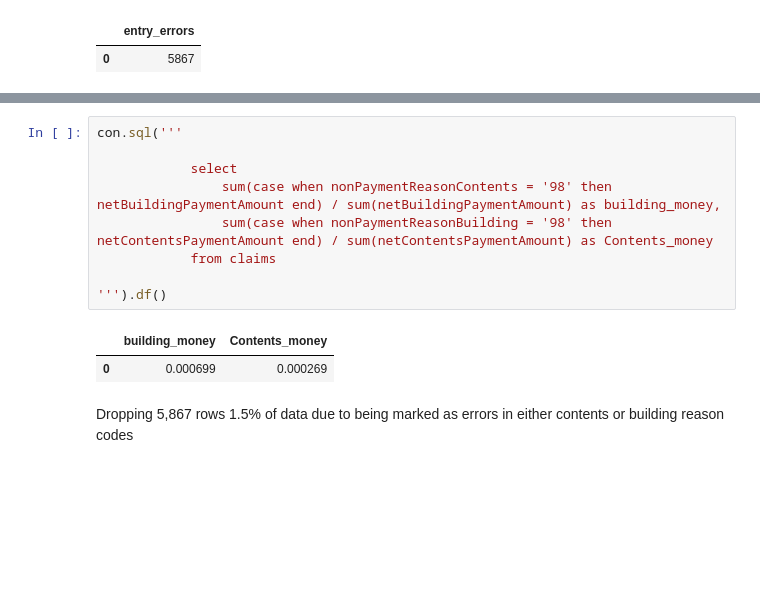
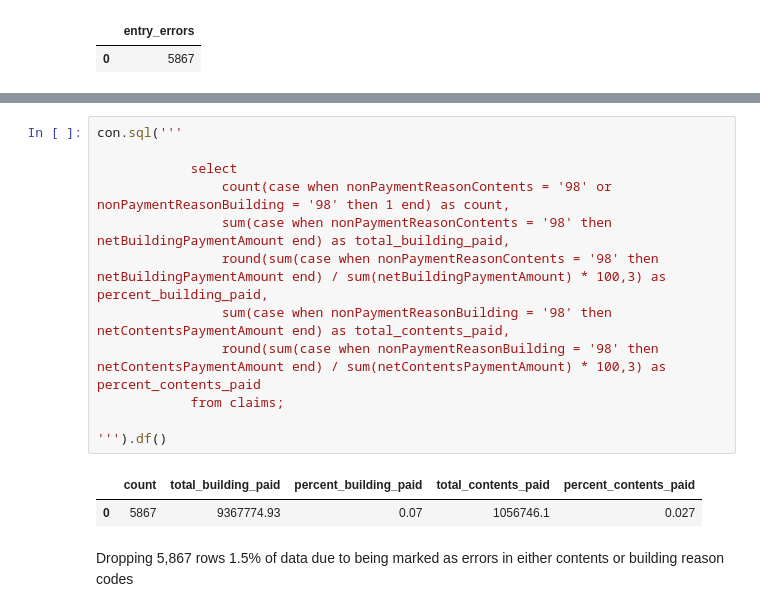
Before and after one commit to Johndsalas/texas-flood-losses, a Jupyter notebook: main.ipynb, the cells around one changed output, grey strips where cells are left out. Drawn from its saved outputs; the diff is of its cells as text; blank space fills up the shorter version.

```diff
--- a/main.ipynb
+++ b/main.ipynb
@@ -155,15 +153,18 @@ con.sql('''
 # %%
 con.sql('''
 
             select
-                sum(case when nonPaymentReasonContents = '98' then netBuildingPaymentAmount end) / sum(netBuildingPaymentAmount) as building_money,
-                sum(case when nonPaymentReasonBuilding = '98' then netContentsPaymentAmount end) / sum(netContentsPaymentAmount) as Contents_money
-            from claims
+                count(case when nonPaymentReasonContents = '98' or nonPaymentReasonBuilding = '98' then 1 end) as count,
+                sum(case when nonPaymentReasonContents = '98' then netBuildingPaymentAmount end) as total_building_paid,
+                round(sum(case when nonPaymentReasonContents = '98' then netBuildingPaymentAmount end) / sum(netBuildingPaymentAmount) * 100,3) as percent_building_paid,
+                sum(case when nonPaymentReasonBuilding = '98' then netContentsPaymentAmount end) as total_contents_paid,
+                round(sum(case when nonPaymentReasonBuilding = '98' then netContentsPaymentAmount end) / sum(netContentsPaymentAmount) * 100,3) as percent_contents_paid
+            from claims;
 
 ''').df()
 # %% [output]
-|  | building_money | Contents_money |
-| 0 | 0.000699 | 0.000269 |
+|  | count | total_building_paid | percent_building_paid | total_contents_paid | percent_contents_paid |
+| 0 | 5867 | 9367774.93 | 0.07 | 1056746.1 | 0.027 |
 # %% [markdown]
 Dropping 5,867 rows 1.5% of data due to being marked as errors in either contents or building reason codes
 # %%
```
Also changed, not shown: parts of 26 cells of this notebook, 3 other files.
